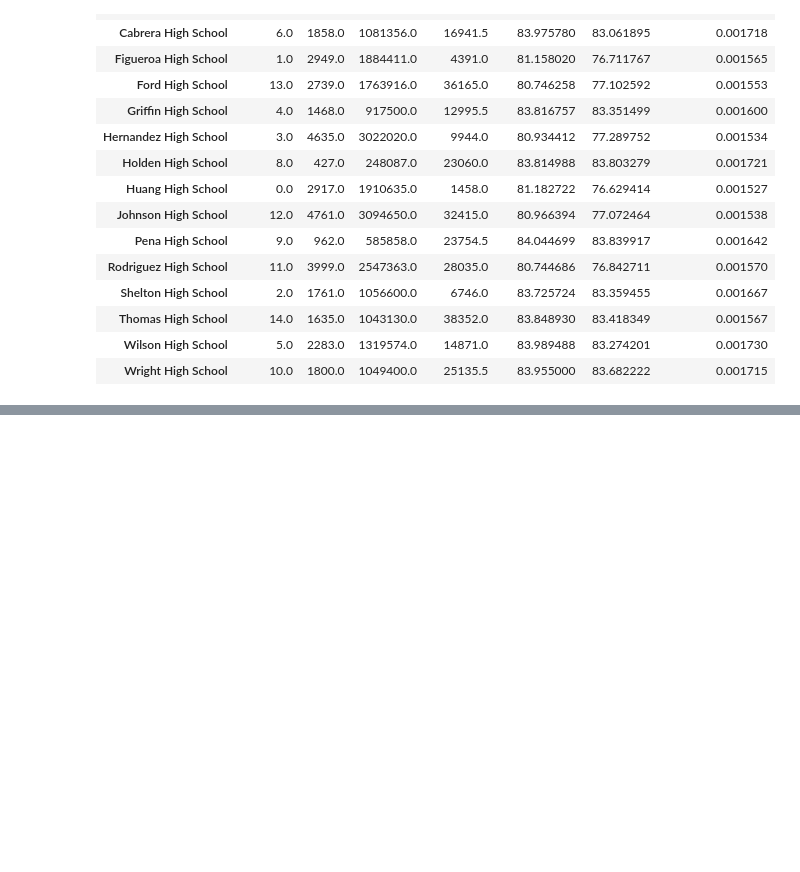
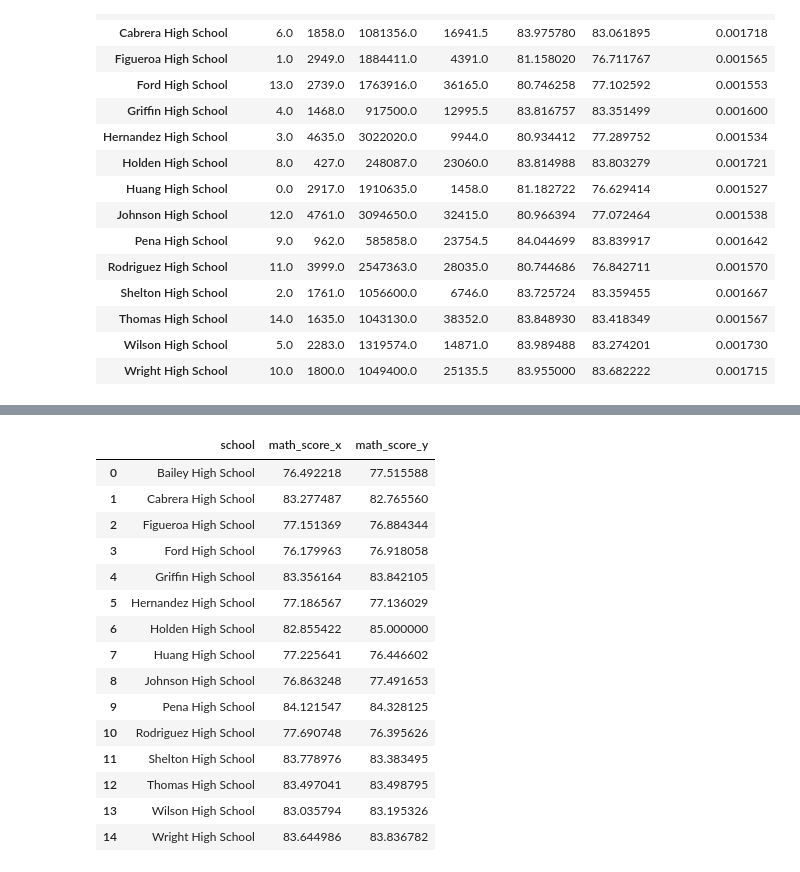
Before and after one commit to ehyoder/Academy_of_Py_Homework, a Jupyter notebook: Academy_of_Py_Beth_Yoder.ipynb, the cells around one changed output, grey strips where cells are left out. Drawn from its saved outputs; the diff is of its cells as text; code cells hidden in the pictures; blank space fills up the shorter version.

```diff
--- a/Academy_of_Py_Beth_Yoder.ipynb
+++ b/Academy_of_Py_Beth_Yoder.ipynb
@@ -258,0 +296,6 @@ mathbygrade_df_9th = student_data_df_9th.groupby("school").math_score.mean()
+# %%
+student_data_df_11th = student_data_df[(student_data_df["grade"] == '11th')]
+mathbygrade_df_11th = student_data_df_11th.groupby("school")
+mathbygrade_df_11th = mathbygrade_df_11th.math_score.mean()
+mathbygrade_df_11th = mathbygrade_df_11th.reset_index(level=None, drop=False, name=None, inplace=False)
+mathbygrade_df_11th
@@ -258,0 +319,8 @@ mathbygrade_df_9th = student_data_df_9th.groupby("school").math_score.mean()
+# %%
+student_data_df_12th = student_data_df[(student_data_df["grade"] == '12th')]
+mathbygrade_df_12th = student_data_df_12th.groupby("school")
+mathbygrade_df_12th = mathbygrade_df_12th.math_score.mean()
+# ? The problem is that this is a groupby object, possibly a series, and not a dataframe ?
+mathbygrade_df_12th = mathbygrade_df_12th.reset_index(level=None, drop=False, name=None, inplace=False)
+#mathbygrade_df_12th = mathbygrade_df_12th.to_frame(name=None)
+mathbygrade_df_12th
@@ -259,3 +344,23 @@ mathbygrade_df_9th = student_data_df_9th.groupby("school").math_score.mean()
+# %%
+merge_mathbygrade_df = pd.merge(mathbygrade_df_12th, mathbygrade_df_11th, how="outer", on= "school")
+merge_mathbygrade_df
+# %% [output]
+|  | school | math_score_x | math_score_y |
+| 0 | Bailey High School | 76.492218 | 77.515588 |
+| 1 | Cabrera High School | 83.277487 | 82.765560 |
+| 2 | Figueroa High School | 77.151369 | 76.884344 |
+| 3 | Ford High School | 76.179963 | 76.918058 |
+| 4 | Griffin High School | 83.356164 | 83.842105 |
+| 5 | Hernandez High School | 77.186567 | 77.136029 |
+| 6 | Holden High School | 82.855422 | 85.000000 |
+| 7 | Huang High School | 77.225641 | 76.446602 |
+| 8 | Johnson High School | 76.863248 | 77.491653 |
+| 9 | Pena High School | 84.121547 | 84.328125 |
+| 10 | Rodriguez High School | 77.690748 | 76.395626 |
+| 11 | Shelton High School | 83.778976 | 83.383495 |
+| 12 | Thomas High School | 83.497041 | 83.498795 |
+| 13 | Wilson High School | 83.035794 | 83.195326 |
+| 14 | Wright High School | 83.644986 | 83.836782 |
 # %%
 #Reading scores by grade
 #
```
Also changed, not shown: parts of 5 cells of this notebook.
